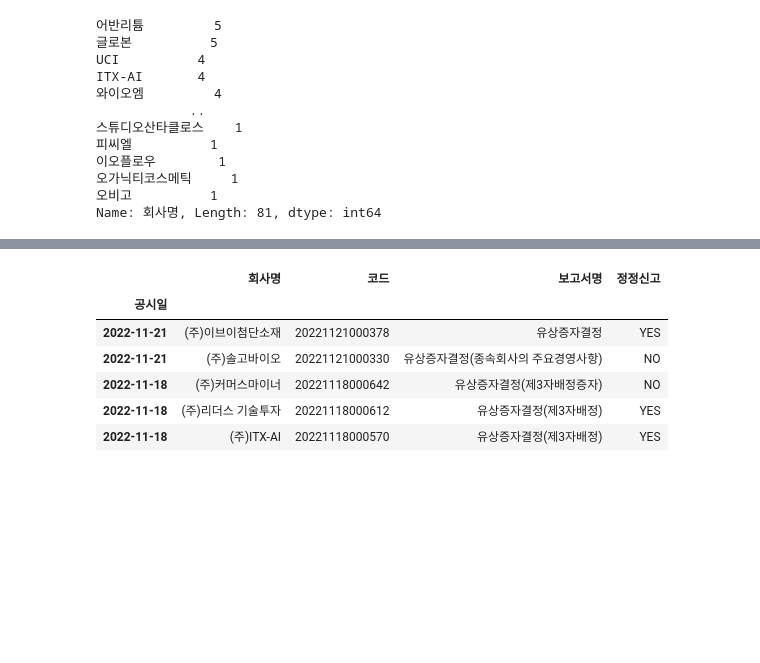
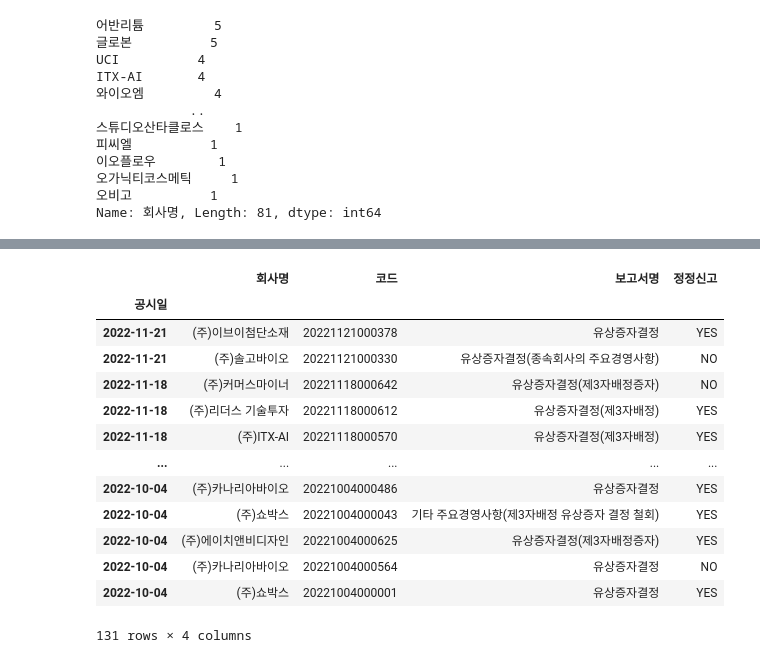
Before and after one commit to Je-Hyeon/FRstudy, a Jupyter notebook: 학기중_스터디/week2/2주차스터디_과제답안.ipynb, the cells around one changed output, grey strips where cells are left out. Drawn from its saved outputs; the diff is of its cells as text; code cells hidden in the pictures; blank space fills up the shorter version.

```diff
--- a/학기중_스터디/week2/2주차스터디_과제답안.ipynb
+++ b/학기중_스터디/week2/2주차스터디_과제답안.ipynb
@@ -165,14 +165,21 @@ df.loc[~df["보고서명"].str.contains("유상증자결정")]
 # %%
 # 문제 2-5) 회사명의 모든 회사 이름 앞에 "(주)"를 추가해봅시다 Ex) 이브이첨단소재 -> (주)이브이첨단소재
 ## 문자열도 더하기가 됩니다..!
-
-df["회사명"] = "(주)" + df["회사명"]
-df.head()
+tmp_df = df.copy()
+tmp_df["회사명"] = "(주)" + tmp_df.copy["회사명"]
+tmp_df
 # %% [output]
 |  | 회사명 | 코드 | 보고서명 | 정정신고 |
 | 공시일 |  |  |  |  |
 | 2022-11-21 | (주)이브이첨단소재 | 20221121000378 | 유상증자결정 | YES |
 | 2022-11-21 | (주)솔고바이오 | 20221121000330 | 유상증자결정(종속회사의 주요경영사항) | NO |
 | 2022-11-18 | (주)커머스마이너 | 20221118000642 | 유상증자결정(제3자배정증자) | NO |
 | 2022-11-18 | (주)리더스 기술투자 | 20221118000612 | 유상증자결정(제3자배정) | YES |
 | 2022-11-18 | (주)ITX-AI | 20221118000570 | 유상증자결정(제3자배정) | YES |
+| ... | ... | ... | ... | ... |
+| 2022-10-04 | (주)카나리아바이오 | 20221004000486 | 유상증자결정 | YES |
+| 2022-10-04 | (주)쇼박스 | 20221004000043 | 기타 주요경영사항(제3자배정 유상증자 결정 철회) | YES |
+| 2022-10-04 | (주)에이치앤비디자인 | 20221004000625 | 유상증자결정(제3자배정증자) | YES |
+| 2022-10-04 | (주)카나리아바이오 | 20221004000564 | 유상증자결정 | NO |
+| 2022-10-04 | (주)쇼박스 | 20221004000001 | 유상증자결정 | YES |
+131 rows × 4 columns
```
Also changed, not shown: 7 other files.
